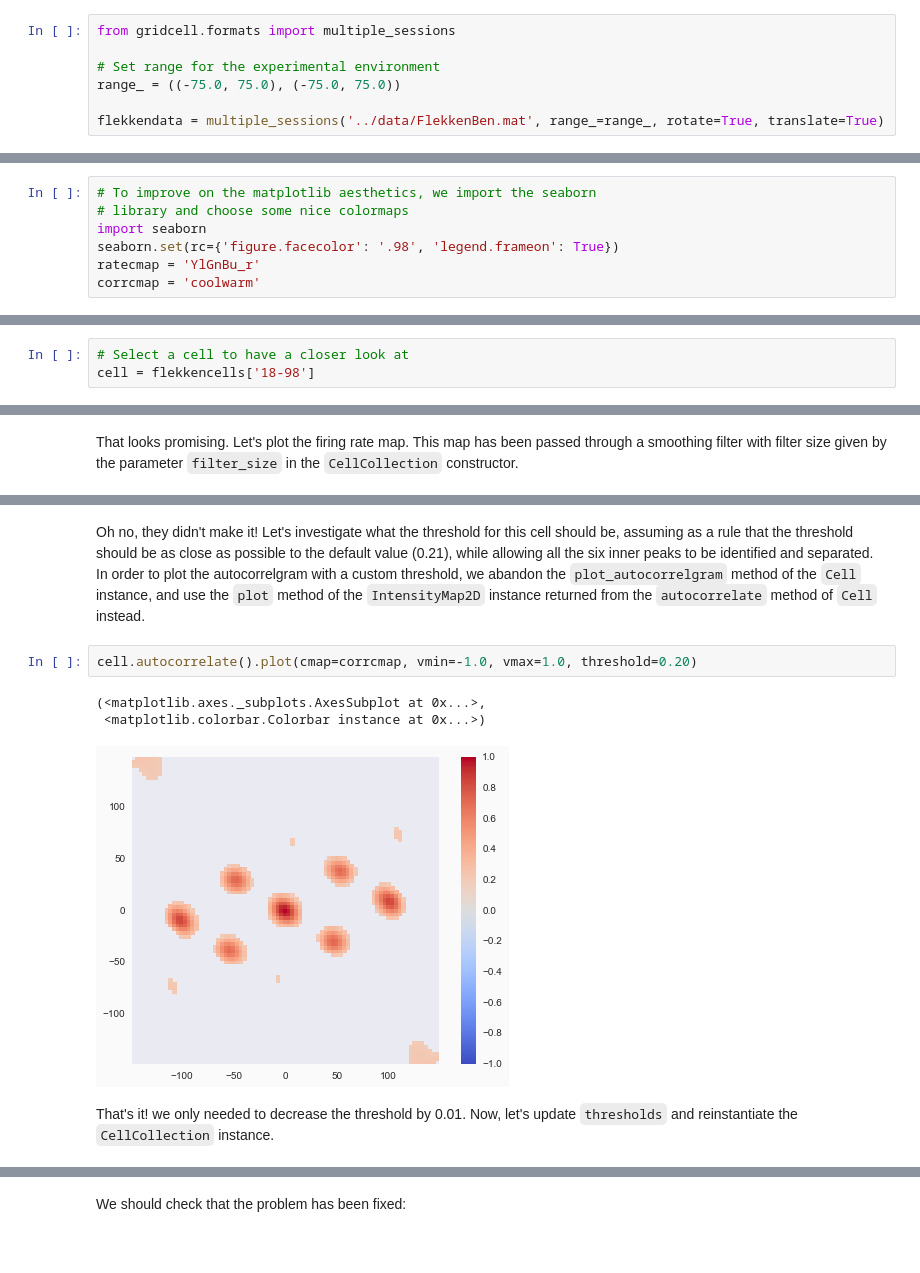
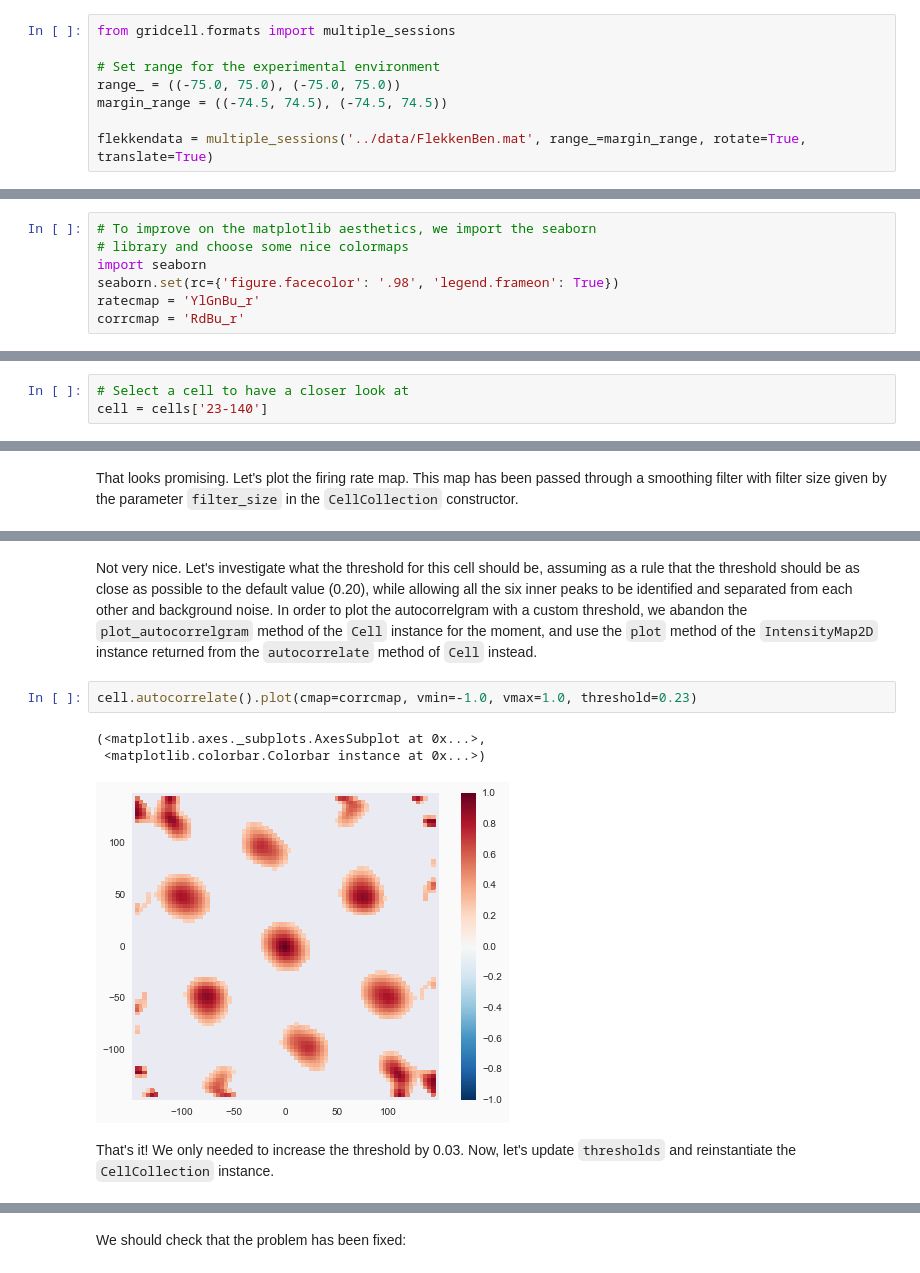
Before and after one commit to danielwe/gridcell, a Jupyter notebook: example.ipynb, the cells around one changed output, grey strips where cells are left out. Saved outputs shown, nothing was run; the diff lists cells and outputs as text.

```diff
--- a/example.ipynb
+++ b/example.ipynb
@@ -13,6 +13,7 @@ from gridcell.formats import multiple_sessions
 
 # Set range for the experimental environment
 range_ = ((-75.0, 75.0), (-75.0, 75.0))
+margin_range = ((-74.5, 74.5), (-74.5, 74.5))
 
-flekkendata = multiple_sessions('../data/FlekkenBen.mat', range_=range_, rotate=True, translate=True)
+flekkendata = multiple_sessions('../data/FlekkenBen.mat', range_=margin_range, rotate=True, translate=True)
 # %% [markdown]
@@ -67,5 +91,5 @@ Note that the ``CellCollection.from_multiple_sessions`` constructor takes a numb
 import seaborn
 seaborn.set(rc={'figure.facecolor': '.98', 'legend.frameon': True})
 ratecmap = 'YlGnBu_r'
-corrcmap = 'coolwarm'
+corrcmap = 'RdBu_r'
 # %% [markdown]
@@ -73,6 +97,6 @@ Now, lets take a look at what we just created. The ``CellCollection`` instance c
 # %%
 # Select a cell to have a closer look at
-cell = flekkencells['18-98']
+cell = cells['23-140']
 # %% [markdown]
 Let's begin by plotting the raw data -- the path of the rat, with the spike locations of this cell superimposed.
 # %%
@@ -124,11 +148,11 @@ cell.plot_autocorrelogram(cmap=corrcmap, threshold=True)
 # %% [markdown]
-Oh no, they didn't make it! Let's investigate what the threshold for this cell should be, assuming as a rule that the threshold should be as close as possible to the default value (0.21), while allowing all the six inner peaks to be identified and separated. In order to plot the autocorrelgram with a custom threshold, we abandon the ``plot_autocorrelgram`` method of the ``Cell`` instance, and use the ``plot`` method of the ``IntensityMap2D`` instance returned from the ``autocorrelate`` method of ``Cell`` instead.
+Not very nice. Let's investigate what the threshold for this cell should be, assuming as a rule that the threshold should be as close as possible to the default value (0.20), while allowing all the six inner peaks to be identified and separated from each other and background noise. In order to plot the autocorrelgram with a custom threshold, we abandon the ``plot_autocorrelgram`` method of the ``Cell`` instance for the moment, and use the ``plot`` method of the ``IntensityMap2D`` instance returned from the ``autocorrelate`` method of ``Cell`` instead.
 # %%
-cell.autocorrelate().plot(cmap=corrcmap, vmin=-1.0, vmax=1.0, threshold=0.20)
+cell.autocorrelate().plot(cmap=corrcmap, vmin=-1.0, vmax=1.0, threshold=0.23)
 # %% [output]
 (<matplotlib.axes._subplots.AxesSubplot at 0x...>,
  <matplotlib.colorbar.Colorbar instance at 0x...>)
-[figure, old version]
+[figure, new version]
 # %% [markdown]
-That's it! we only needed to decrease the threshold by 0.01. Now, let's update ``thresholds`` and reinstantiate the ``CellCollection`` instance.
+That's it! We only needed to increase the threshold by 0.03. Now, let's update ``thresholds`` and reinstantiate the ``CellCollection`` instance.
 # %%
```
Also changed, not shown: parts of 21 cells of this notebook, 1 other file.
